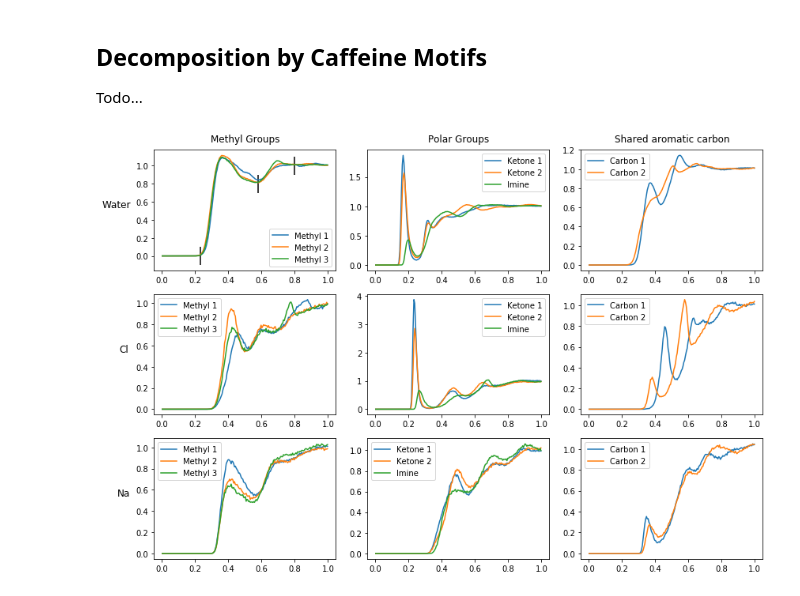
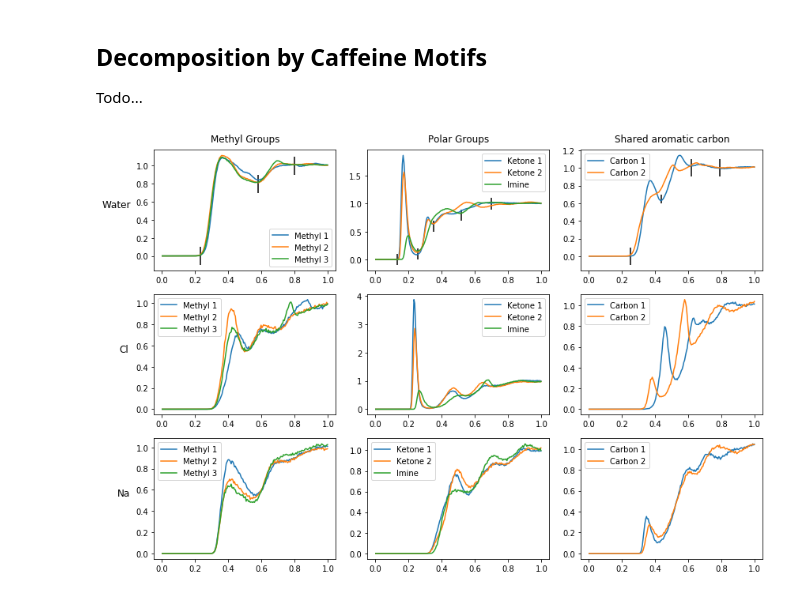
Before and after one commit to SHervoe-Hansen/Caffeine_solubility, a Jupyter notebook: Caffeine_solubility.ipynb, the cells around one changed output. Saved outputs shown, nothing was run; the diff lists cells and outputs as text; code cells hidden in the pictures.

```diff
--- a/Caffeine_solubility.ipynb
+++ b/Caffeine_solubility.ipynb
@@ -654,40 +684,49 @@ axes[0][0].set_ylabel('Water', rotation=0, size='large', labelpad=25)
 axes[0][1].plot(rdf_ketone1_wat[0], rdf_ketone1_wat[1], label='Ketone 1')
 axes[0][1].plot(rdf_ketone2_wat[0], rdf_ketone2_wat[1], label='Ketone 2')
 axes[0][1].plot(rdf_imine_wat[0], rdf_imine_wat[1], label='Imine')
+axes[0][1].vlines(0.13, -0.1, 0.1)
+axes[0][1].vlines(0.255, 0.0, 0.2)
+axes[0][1].vlines(0.35, 0.5, 0.7)
+axes[0][1].vlines(0.52, 0.7, 0.9)
+axes[0][1].vlines(0.70, 1.1, 0.9)
 axes[0][1].legend(loc=0)
 axes[0][1].set_title('Polar Groups', pad=10)
 axes[0][2].plot(rdf_aromatic1_wat[0], rdf_aromatic1_wat[1], label='Carbon 1')
 axes[0][2].plot(rdf_aromatic2_wat[0], rdf_aromatic2_wat[1], label='Carbon 2')
+axes[0][2].vlines(0.25, -0.1, 0.1)
+axes[0][2].vlines(0.435, 0.6, 0.7)
+axes[0][2].vlines(0.62, 0.9, 1.1)
+axes[0][2].vlines(0.79, 0.9, 1.1)
 axes[0][2].legend(loc=0)
 axes[0][2].set_title('Shared aromatic carbon', pad=10)
 
 
 axes[1][0].plot(rdf_methyl1_Cl[0], rdf_methyl1_Cl[1], label='Methyl 1')
 axes[1][0].plot(rdf_methyl2_Cl[0], rdf_methyl2_Cl[1], label='Methyl 2')
 axes[1][0].plot(rdf_methyl3_Cl[0], rdf_methyl3_Cl[1], label='Methyl 3')
 axes[1][0].legend(loc=0)
 axes[1][0].set_ylabel('Cl', rotation=0, size='large', labelpad=15)
 axes[1][1].plot(rdf_ketone1_Cl[0], rdf_ketone1_Cl[1], label='Ketone 1')
 axes[1][1].plot(rdf_ketone2_Cl[0], rdf_ketone2_Cl[1], label='Ketone 2')
 axes[1][1].plot(rdf_imine_Cl[0], rdf_imine_Cl[1], label='Imine')
 axes[1][1].legend(loc=0)
 axes[1][2].plot(rdf_aromatic1_Cl[0], rdf_aromatic1_Cl[1], label='Carbon 1')
 axes[1][2].plot(rdf_aromatic2_Cl[0], rdf_aromatic2_Cl[1], label='Carbon 2')
 axes[1][2].legend(loc=0)
 
 axes[2][0].plot(rdf_methyl1_Na[0], rdf_methyl1_Na[1], label='Methyl 1')
 axes[2][0].plot(rdf_methyl2_Na[0], rdf_methyl2_Na[1], label='Methyl 2')
 axes[2][0].plot(rdf_methyl3_Na[0], rdf_methyl3_Na[1], label='Methyl 3')
 axes[2][0].legend(loc=0)
 axes[2][0].set_ylabel('Na', rotation=0, size='large', labelpad=15)
 axes[2][1].plot(rdf_ketone1_Na[0], rdf_ketone1_Na[1], label='Ketone 1')
 axes[2][1].plot(rdf_ketone2_Na[0], rdf_ketone2_Na[1], label='Ketone 2')
 axes[2][1].plot(rdf_imine_Na[0], rdf_imine_Na[1], label='Imine')
 axes[2][1].legend(loc=0)
 axes[2][2].plot(rdf_aromatic1_Na[0], rdf_aromatic1_Na[1], label='Carbon 1')
 axes[2][2].plot(rdf_aromatic2_Na[0], rdf_aromatic2_Na[1], label='Carbon 2')
 axes[2][2].legend(loc=0)
 
 plt.tight_layout()
 # %% [output]
-[figure, old version]
+[figure, new version]
```
Also changed, not shown: parts of 3 cells of this notebook.
